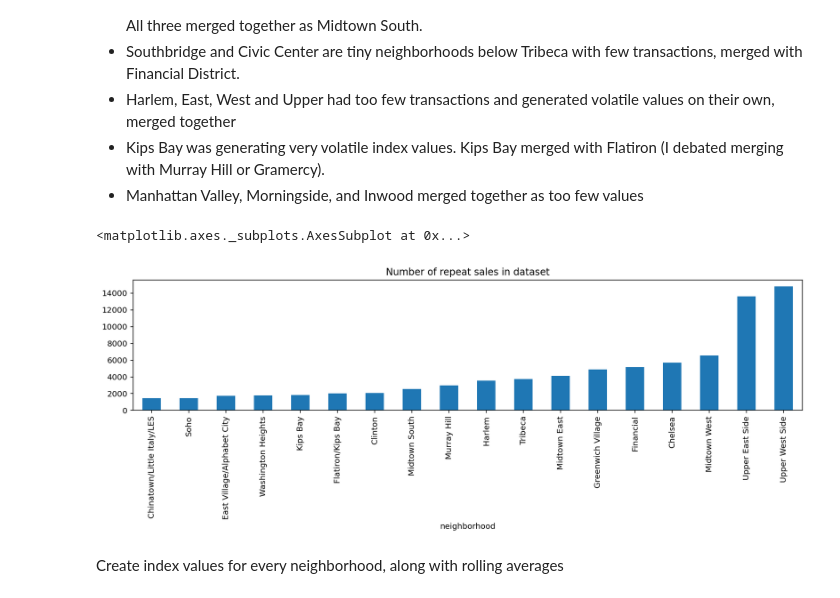
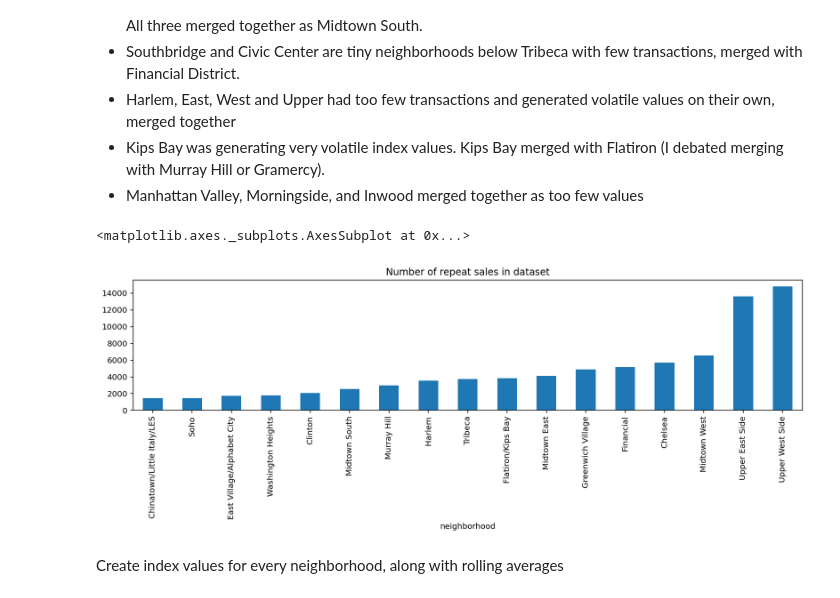
Before and after one commit to ivoytov/manhattan, a Jupyter notebook: NYC_price_index.ipynb, the cells around one changed output. Saved outputs shown, nothing was run; the diff lists cells and outputs as text; code cells hidden in the pictures.

```diff
--- a/NYC_price_index.ipynb
+++ b/NYC_price_index.ipynb
@@ -313,36 +313,36 @@ COMBINED_NEIGHBORHOODS = {
     'Alphabet City':             'East Village/Alphabet City',
     'Civic Center':              'Financial',
     'Southbridge':               'Financial',
-    'Kips bay':                  'Flatiron/Kips Bay',
+    'Kips Bay':                  'Flatiron/Kips Bay',
     'Flatiron':                  'Flatiron/Kips Bay',
     'Greenwich Village-West':    'Greenwich Village',
     'Greenwich Village-Central': 'Greenwich Village',
     'Harlem-West':               'Harlem',
     'Harlem-Upper':              'Harlem',
     'Harlem-East':               'Harlem',
     'Harlem-Central':            'Harlem',
     'Javits Center':             'Midtown South',
     'Fashion':                   'Midtown South',
     'Midtown Cbd':               'Midtown South',
     'Gramercy':                  'Midtown South',
     'Upper East Side (96-110)':  'Upper East Side',
     'Upper East Side (79-96)':   'Upper East Side',
     'Upper East Side (59-79)':   'Upper East Side',
     'Upper West Side (59-79)':   'Upper West Side',
     'Upper West Side (79-96)':   'Upper West Side',
     'Upper West Side (96-116)':  'Upper West Side',
     'Manhattan Valley':          'Washington Heights',
     'Morningside Heights':       'Washington Heights',
     'Inwood':                    'Washington Heights',
     'Washington Heights Upper':  'Washington Heights',
     'Washington Heights Lower':  'Washington Heights',
 }
 filtered = rpt_sales.neighborhood.isin(FILTERED_NEIGHBORHOODS)
 neighborhood_sales = rpt_sales[~filtered].replace({"neighborhood": COMBINED_NEIGHBORHOODS})
 neighborhood_sales.groupby('neighborhood').size().sort_values().plot.bar(figsize=(15,3), title="Number of repeat sales in dataset")
 # %% [output]
 <matplotlib.axes._subplots.AxesSubplot at 0x...>
-[figure, old version]
+[figure, new version]
 # %% [markdown]
 Create index values for every neighborhood, along with rolling averages
 # %%
```
Also changed, not shown: parts of 5 cells of this notebook.
